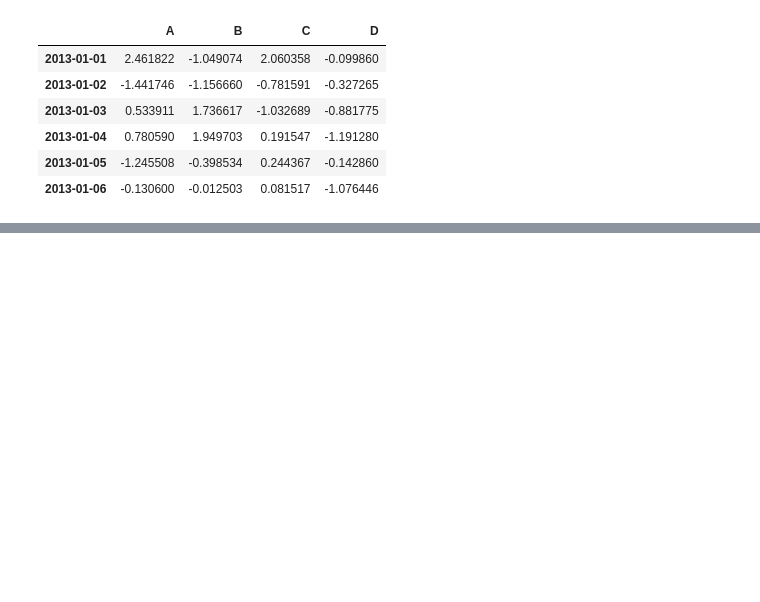
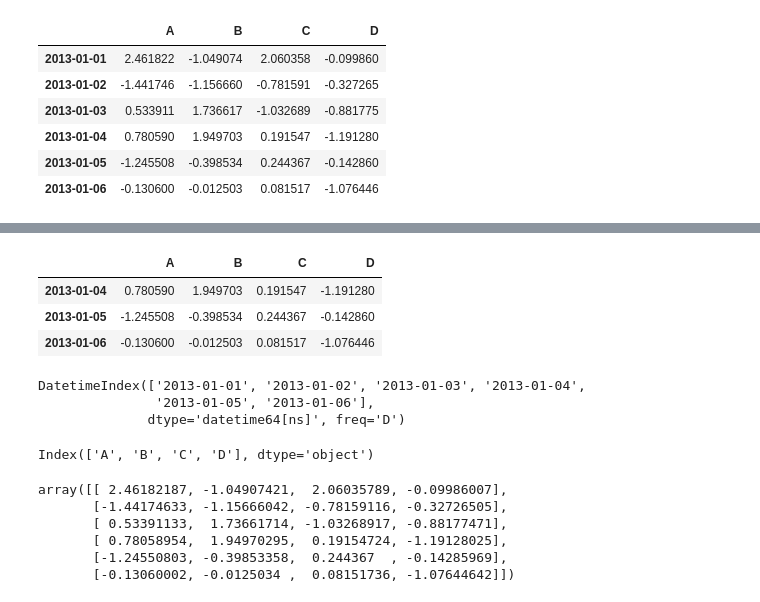
Before and after one commit to LuisNeryR/Mineria, a Jupyter notebook: Mineria.ipynb, the cells around one changed output, grey strips where cells are left out. Cells and saved outputs as stored; diff of their text form; code cells hidden in the pictures; blank space fills up the shorter version.

```diff
--- a/Mineria.ipynb
+++ b/Mineria.ipynb
@@ -868,0 +909,26 @@ In [8]: df
+# %%
+df.tail(3)
+# %% [output]
+|  | A | B | C | D |
+| 2013-01-04 | 0.780590 | 1.949703 | 0.191547 | -1.191280 |
+| 2013-01-05 | -1.245508 | -0.398534 | 0.244367 | -0.142860 |
+| 2013-01-06 | -0.130600 | -0.012503 | 0.081517 | -1.076446 |
+# %%
+df.index
+# %% [output]
+DatetimeIndex(['2013-01-01', '2013-01-02', '2013-01-03', '2013-01-04',
+               '2013-01-05', '2013-01-06'],
+              dtype='datetime64[ns]', freq='D')
+# %%
+df.columns
+# %% [output]
+Index(['A', 'B', 'C', 'D'], dtype='object')
+# %%
+df.to_numpy()
+# %% [output]
+array([[ 2.46182187, -1.04907421,  2.06035789, -0.09986007],
+       [-1.44174633, -1.15666042, -0.78159116, -0.32726505],
+       [ 0.53391133,  1.73661714, -1.03268917, -0.88177471],
+       [ 0.78058954,  1.94970295,  0.19154724, -1.19128025],
+       [-1.24550803, -0.39853358,  0.244367  , -0.14285969],
+       [-0.13060002, -0.0125034 ,  0.08151736, -1.07644642]])
```
Also changed, not shown: parts of 6 cells of this notebook.
